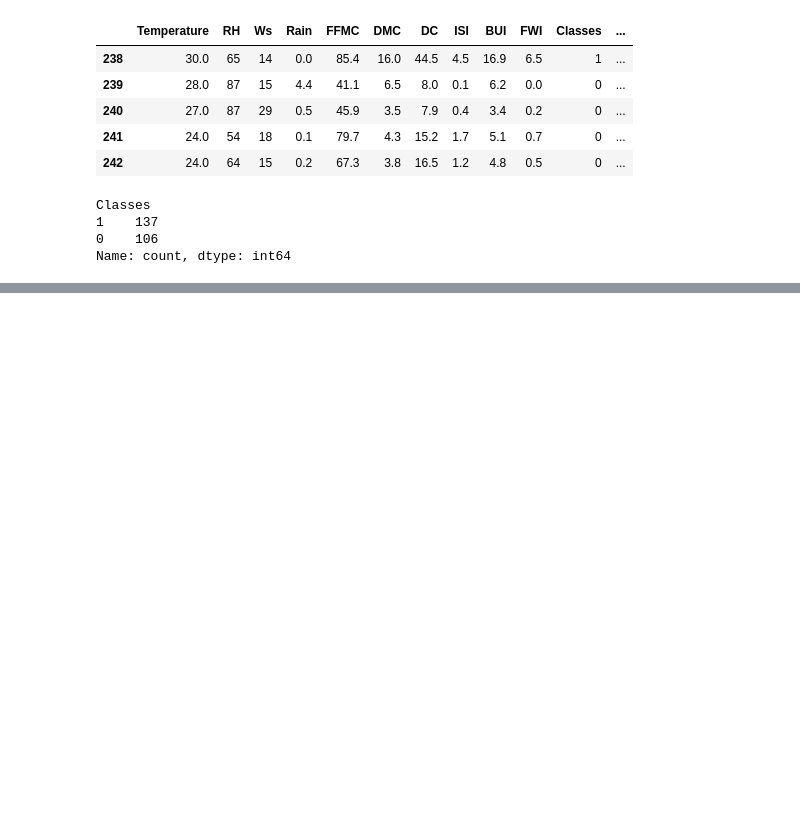
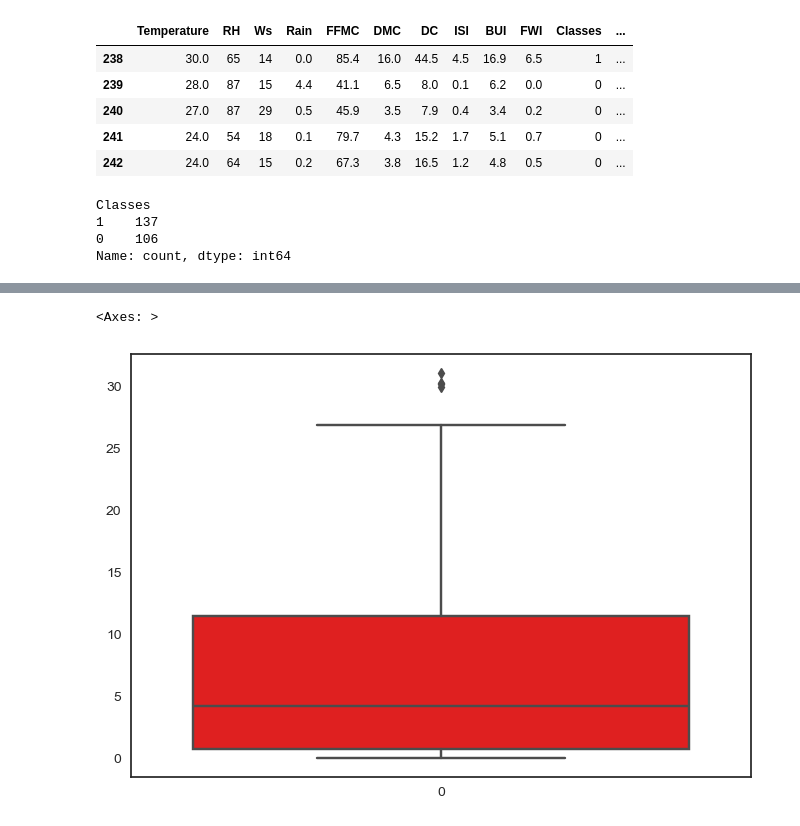
Before and after one commit to cyrolux123/Machine-Learning-Detailed, a Jupyter notebook: Regression/cleaning-dataset.ipynb, the cells around one changed output, grey strips where cells are left out. Cells and saved outputs as stored; diff of their text form; code cells hidden in the pictures; blank space fills up the shorter version.

```diff
--- a/Regression/cleaning-dataset.ipynb
+++ b/Regression/cleaning-dataset.ipynb
@@ -339,0 +393,6 @@ Name: count, dtype: int64
+# %%
+## Boxplot
+sns.boxplot(df['FWI'], color = 'red')
+# %% [output]
+<Axes: >
+[figure, added]
```
Also changed, not shown: parts of 10 cells of this notebook.
